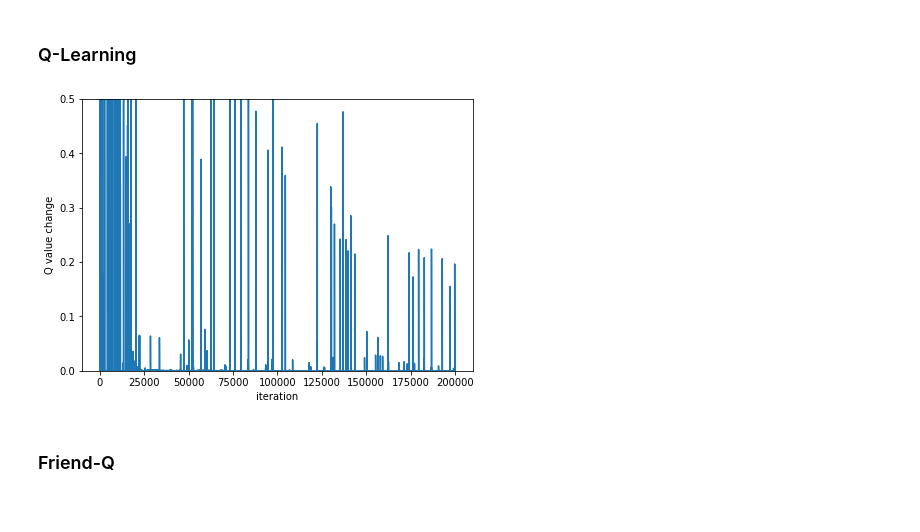
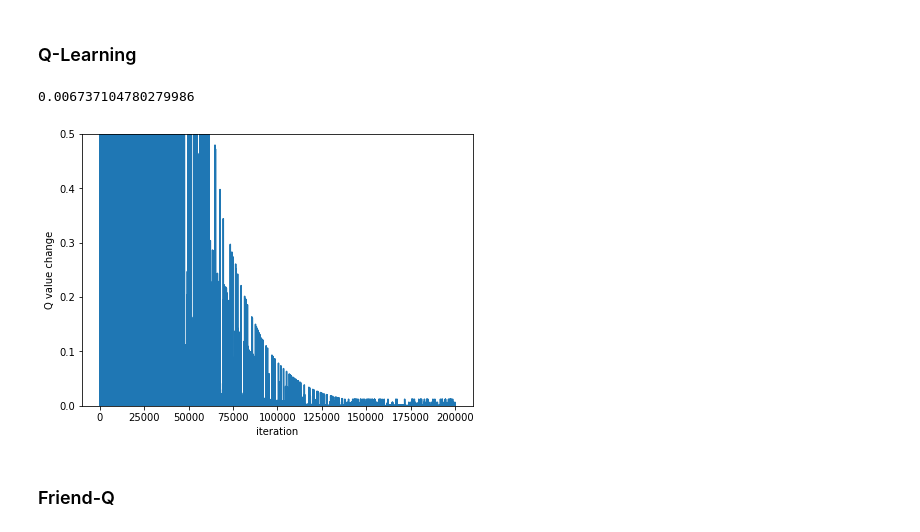
Before and after one commit to NoxMoon/RL, a Jupyter notebook: project3/tmp.ipynb, the cells around one changed output. Drawn from its saved outputs; the diff is of its cells as text; code cells hidden in the pictures.

```diff
--- a/project3/tmp.ipynb
+++ b/project3/tmp.ipynb
@@ -46,11 +14,15 @@ def learning_2005(learner, env,
 env = soccer_game()
 learner_q = QLearner(env.nS, env.nA)
 
-hist_q = learning_2005(learner_q, env, epsilon=0.01)
+hist_q = learning(learner_q, env, epsilon_decay=0.99995, alpha_decay=0.99995)
+# %%
+0.99995**100000
+# %% [output]
+0.006737104780279986
 # %%
-plot_error(hist_q, "figures/Q.png")
+plot_error(hist_q, "figures/tmp.png")
 # %% [output]
-[figure, old version]
+[figure, new version]
 # %% [markdown]
 ### Friend-Q
 # %%
```
Also changed, not shown: parts of 1 cell of this notebook, 2 other files.
